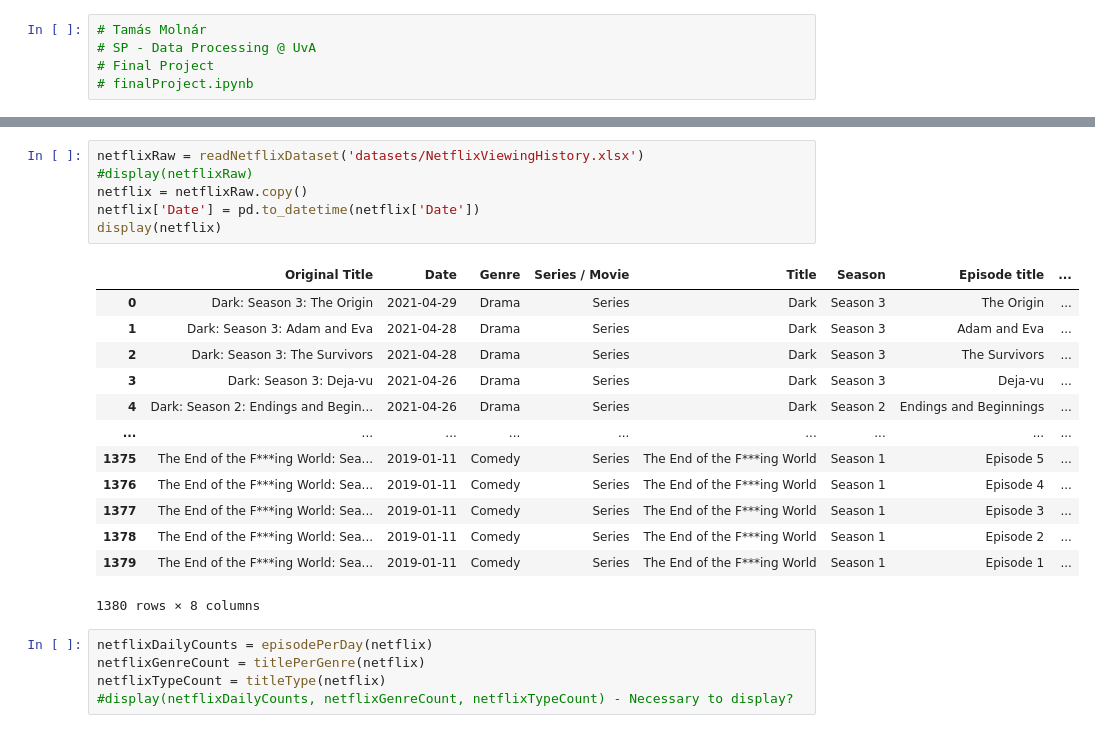
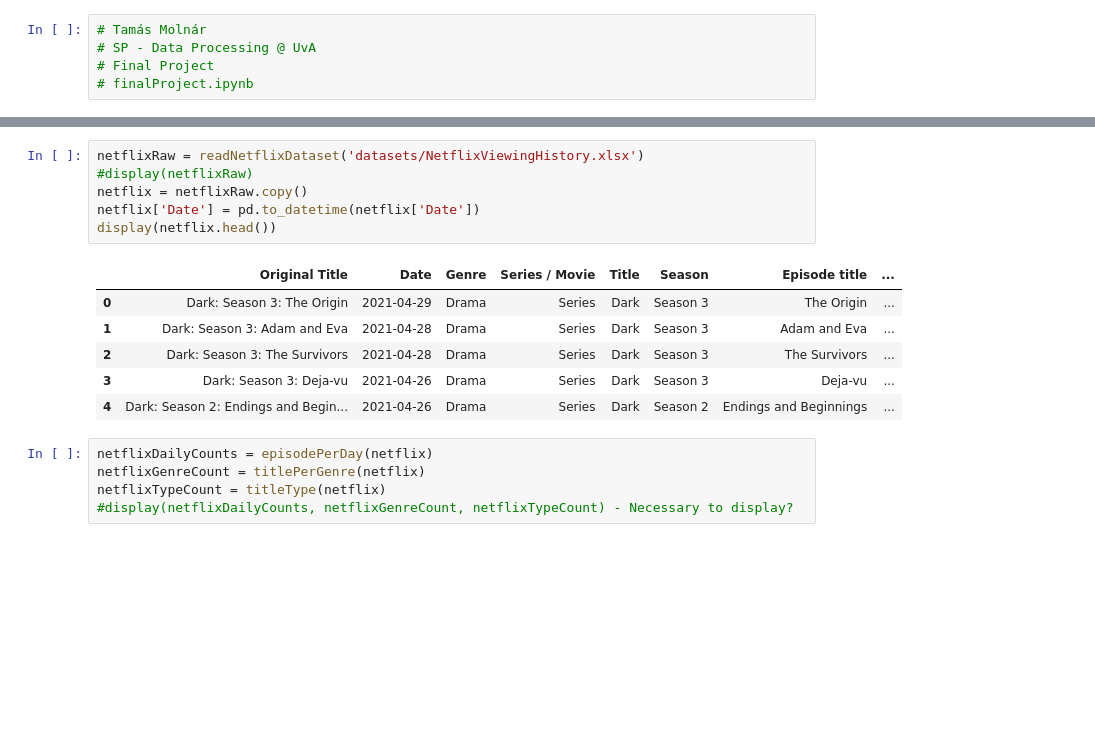
Before and after one commit to tmsmolnar/sciprog-dp-uva, a Jupyter notebook: finalproject.ipynb, the cells around one changed output, grey strips where cells are left out. Drawn from its saved outputs; the diff is of its cells as text; blank space fills up the shorter version.

```diff
--- a/finalproject.ipynb
+++ b/finalproject.ipynb
@@ -24,23 +24,16 @@ Loading BokehJS ...
 # %%
 netflixRaw = readNetflixDataset('datasets/NetflixViewingHistory.xlsx')
 #display(netflixRaw)
 netflix = netflixRaw.copy()
 netflix['Date'] = pd.to_datetime(netflix['Date'])
-display(netflix)
+display(netflix.head())
 # %% [output]
 |  | Original Title | Date | Genre | Series / Movie | Title | Season | Episode title | ... |
 | 0 | Dark: Season 3: The Origin | 2021-04-29 | Drama | Series | Dark | Season 3 | The Origin | ... |
 | 1 | Dark: Season 3: Adam and Eva | 2021-04-28 | Drama | Series | Dark | Season 3 | Adam and Eva | ... |
 | 2 | Dark: Season 3: The Survivors | 2021-04-28 | Drama | Series | Dark | Season 3 | The Survivors | ... |
 | 3 | Dark: Season 3: Deja-vu | 2021-04-26 | Drama | Series | Dark | Season 3 | Deja-vu | ... |
 | 4 | Dark: Season 2: Endings and Begin... | 2021-04-26 | Drama | Series | Dark | Season 2 | Endings and Beginnings | ... |
-| ... | ... | ... | ... | ... | ... | ... | ... | ... |
-| 1375 | The End of the F***ing World: Sea... | 2019-01-11 | Comedy | Series | The End of the F***ing World | Season 1 | Episode 5 | ... |
-| 1376 | The End of the F***ing World: Sea... | 2019-01-11 | Comedy | Series | The End of the F***ing World | Season 1 | Episode 4 | ... |
-| 1377 | The End of the F***ing World: Sea... | 2019-01-11 | Comedy | Series | The End of the F***ing World | Season 1 | Episode 3 | ... |
-| 1378 | The End of the F***ing World: Sea... | 2019-01-11 | Comedy | Series | The End of the F***ing World | Season 1 | Episode 2 | ... |
-| 1379 | The End of the F***ing World: Sea... | 2019-01-11 | Comedy | Series | The End of the F***ing World | Season 1 | Episode 1 | ... |
-1380 rows × 8 columns
 # %%
 netflixDailyCounts = episodePerDay(netflix)
 netflixGenreCount = titlePerGenre(netflix)
```
Also changed, not shown: parts of 5 cells of this notebook.
